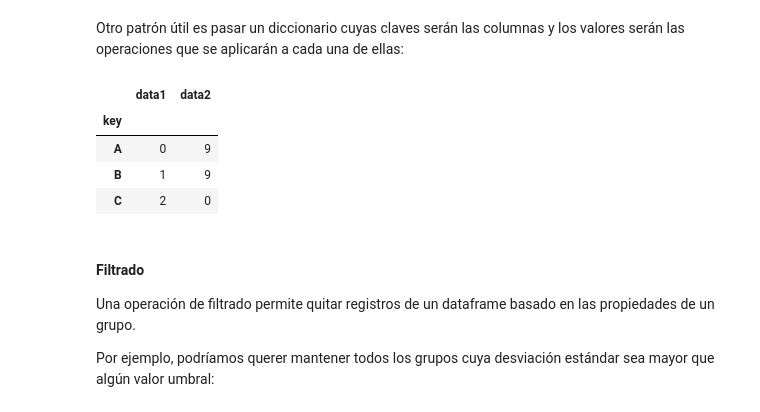
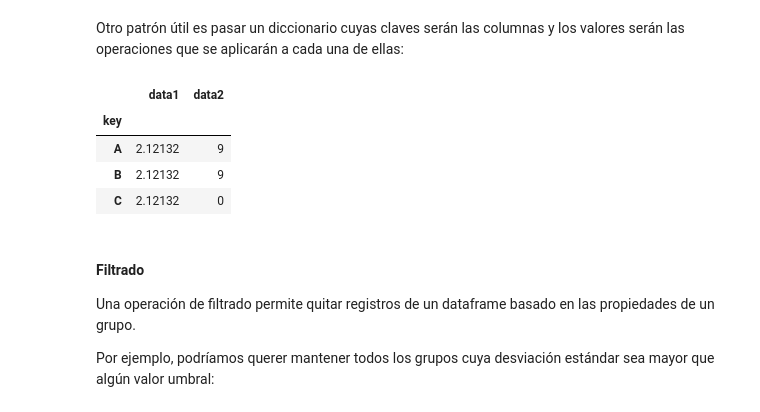
Before and after one commit to JuanDG5/DS-part-time-sep2020, a Jupyter notebook: semana_7/dia_1/1_Pandas_AggregationandGrouping.ipynb, the cells around one changed output. Cells and saved outputs as stored; diff of their text form; code cells hidden in the pictures.

```diff
--- a/semana_7/dia_1/1_Pandas_AggregationandGrouping.ipynb
+++ b/semana_7/dia_1/1_Pandas_AggregationandGrouping.ipynb
@@ -328,14 +328,14 @@ df.groupby('key').aggregate(['min', np.median, max])
 # %% [markdown]
 Otro patrón útil es pasar un diccionario cuyas claves serán las columnas y los valores serán las operaciones que se aplicarán a cada una de ellas:
 # %%
-df.groupby('key').aggregate({'data1': 'min',
+df.groupby('key').aggregate({'data1': np.std,
                              'data2': 'max'})
 # %% [output]
 |  | data1 | data2 |
 | key |  |  |
-| A | 0 | 9 |
-| B | 1 | 9 |
-| C | 2 | 0 |
+| A | 2.12132 | 9 |
+| B | 2.12132 | 9 |
+| C | 2.12132 | 0 |
 # %% [markdown]
 #### Filtrado
 
```
Also changed, not shown: parts of 11 cells of this notebook.
